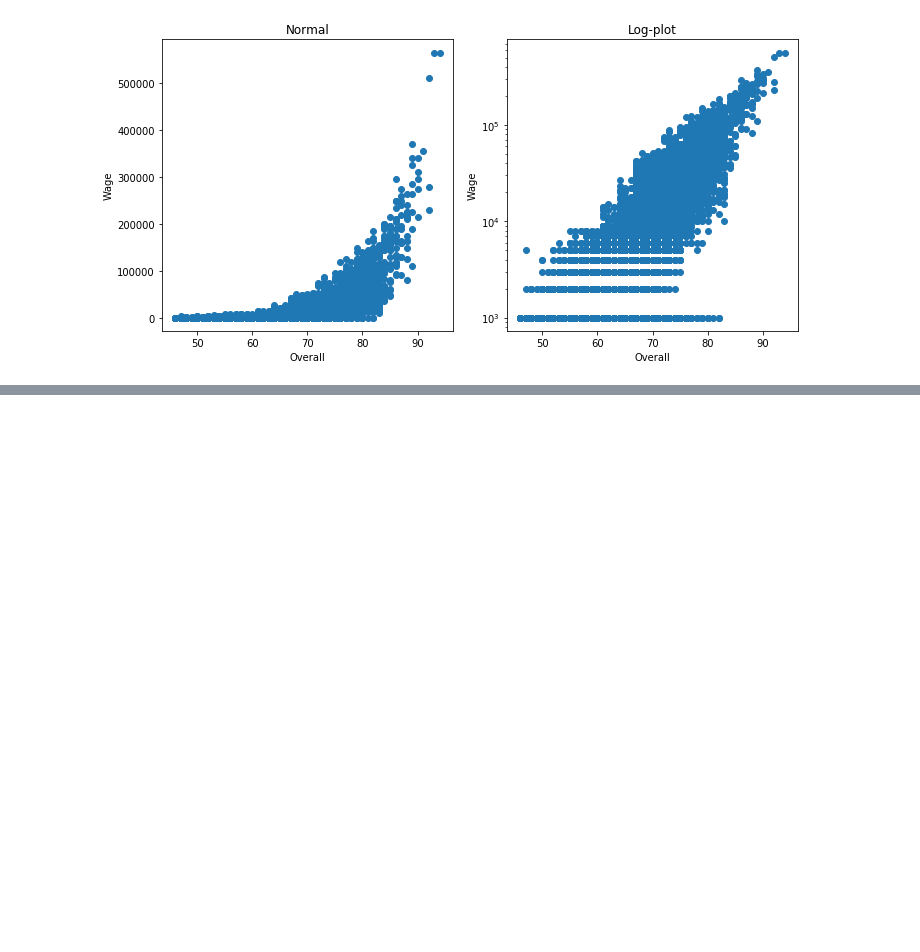
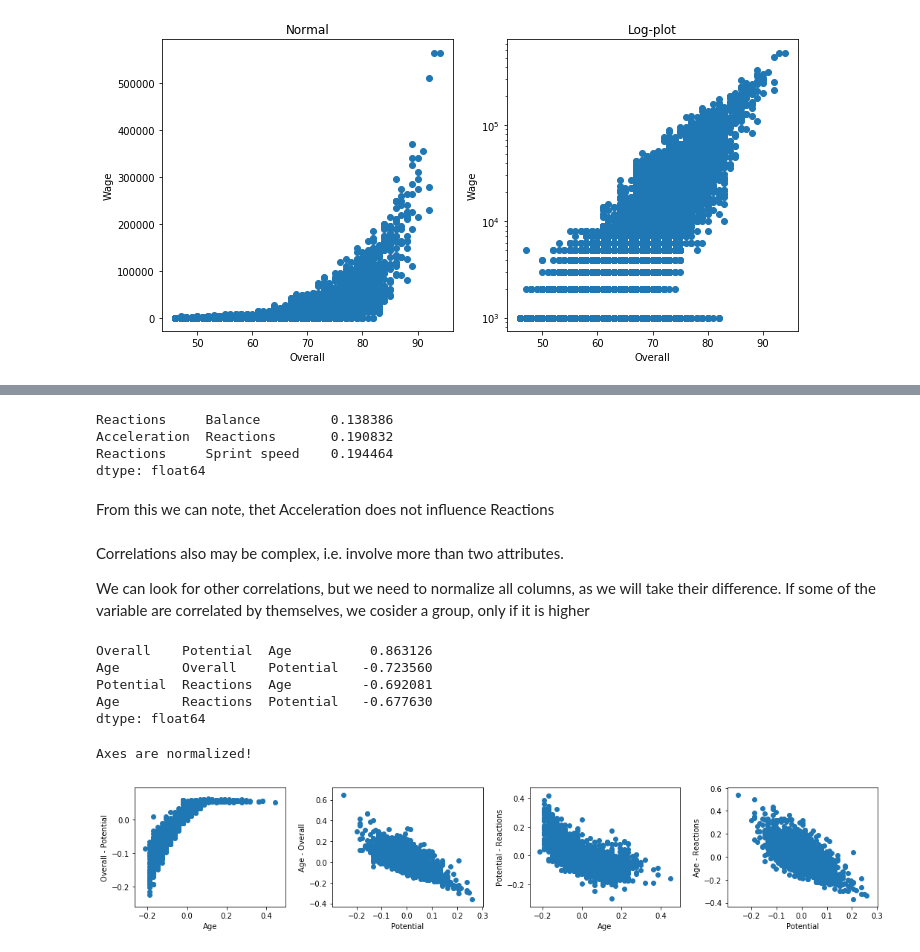
Before and after one commit to YarkoKhamar/DAProject, a Jupyter notebook: ExploratoryAnalysis.ipynb, the cells around one changed output, grey strips where cells are left out. Drawn from its saved outputs; the diff is of its cells as text; code cells hidden in the pictures; blank space fills up the shorter version.

```diff
--- a/ExploratoryAnalysis.ipynb
+++ b/ExploratoryAnalysis.ipynb
@@ -183,0 +273,53 @@ Triangular shape of the log-plot means thet there are a lot of underpaid players
+# %%
+df[groups['Movement']].corr().unstack().sort_values()[:6:2]
+# %% [output]
+Reactions     Balance         0.138386
+Acceleration  Reactions       0.190832
+Reactions     Sprint speed    0.194464
+dtype: float64
+# %% [markdown]
+From this we can note, thet Acceleration does not influence Reactions
+# %% [markdown]
+Correlations also may be complex, i.e. involve more than two attributes.
+
+We can look for other correlations, but we need to normalize all columns, as we will take their difference. If some of the variable are correlated by themselves, we cosider a group, only if it is higher
+# %%
+primaryDf = dfGK.loc[:,'Age':'Volleys'].select_dtypes(include=[np.number]);
+primaryDf = primaryDf.loc[:, primaryDf.columns.str[:2] != 'GK']
+normDf = (primaryDf - primaryDf.mean()) / primaryDf.max();
+diffCorr = {};
+n = len(normDf.columns);
+for i in range(n):
+    for j in range(i+1, n):
+        for k in range(n):
+            if (k != i and k != j):
+                a = normDf.columns[i];
+                b = normDf.columns[j];
+                c = normDf.columns[k];
+                abcCorr = (normDf[a] - normDf[b]).corr(normDf[c]);
+                if (abs(corrNotGK[a][b]) < abs(abcCorr) and
+                    abs(corrNotGK[b][c]) < abs(abcCorr) and
+                    abs(corrNotGK[c][a]) < abs(abcCorr)):
+                    diffCorr[a,b,c] = abcCorr;
+# %%
+dcSer = pd.Series(diffCorr)
+mostDiff = dcSer[(-dcSer.abs()).sort_values().index].head((dcSer.abs()>0.6).sum());
+mostDiff
+# %% [output]
+Overall    Potential  Age          0.863126
+Age        Overall    Potential   -0.723560
+Potential  Reactions  Age         -0.692081
+Age        Reactions  Potential   -0.677630
+dtype: float64
+# %%
+plt.figure(figsize=(15,3));
+for i,(a,b,c) in enumerate(mostDiff.index):
+    plt.subplot(1, 4, i+1);
+    plt.scatter(normDf[c], normDf[a]-normDf[b]);
+    plt.ylabel('{} - {}'.format(a,b));
+    plt.xlabel(c);
+plt.tight_layout()
+print('Axes are normalized!')
+# %% [output]
+Axes are normalized!
+[figure, added]
```
Also changed, not shown: parts of 23 cells of this notebook, 1 other file.
